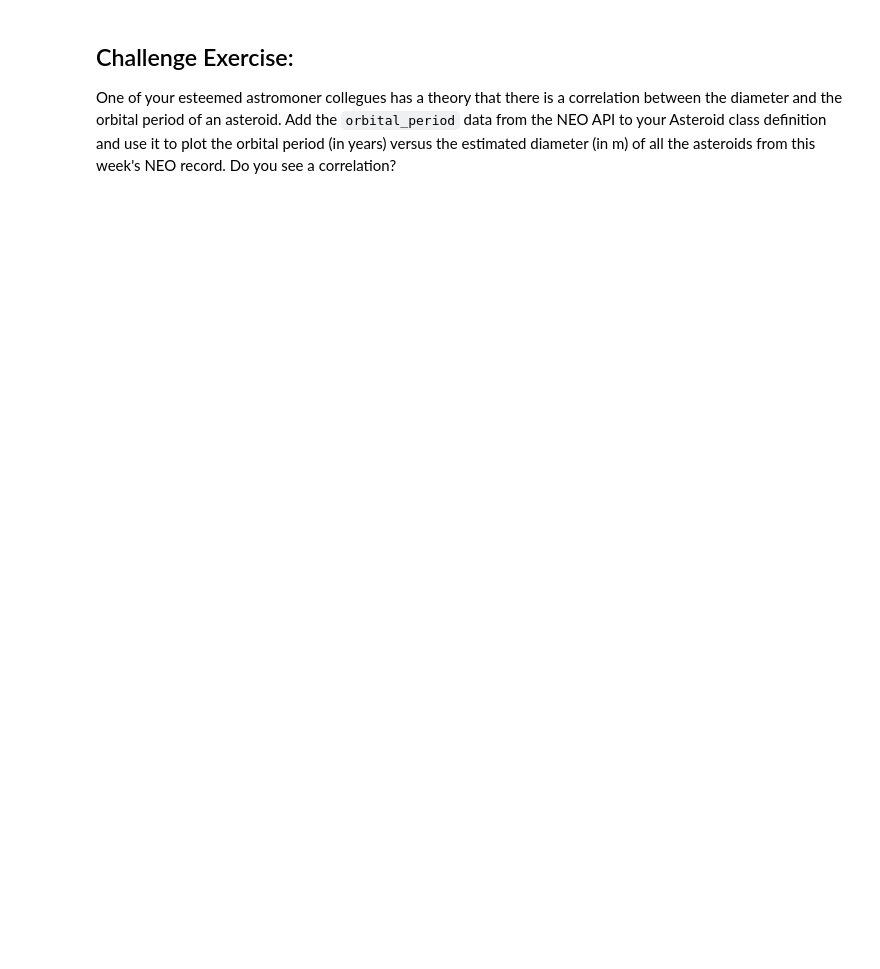
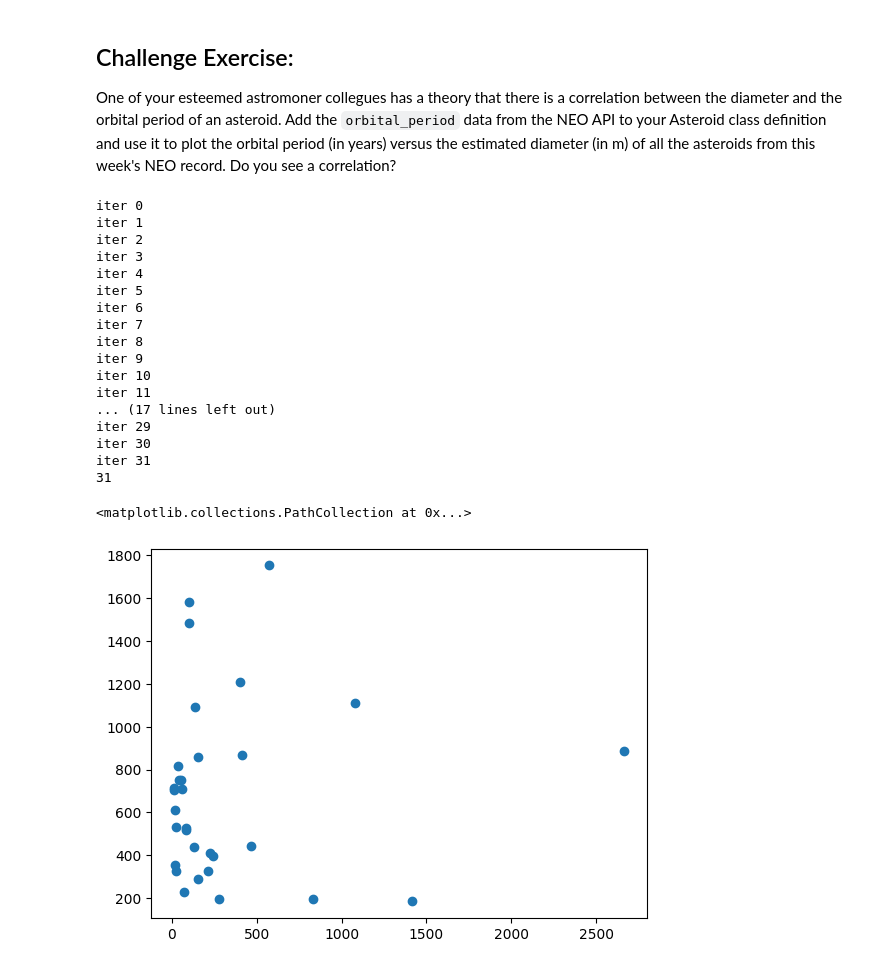
Before and after one commit to Hamilton-at-CapU/comp215, a Jupyter notebook: labs/lab03-classes.ipynb, the cells around one changed output. Saved outputs shown, nothing was run; the diff lists cells and outputs as text; code cells hidden in the pictures; blank space fills up the shorter version.

```diff
--- a/labs/lab03-classes.ipynb
+++ b/labs/lab03-classes.ipynb
@@ -108,0 +202,56 @@ One of your esteemed astromoner collegues has a theory that there is a correlati
+# %%
+# Ex. Challenge your code here
+from dataclasses import dataclass
+
+@dataclass
+class ChallengeAsteroid:
+    id: int
+    name: str
+    estimated_diameter: float
+    is_potentially_hazardous: bool
+    orbital_period: float
+
+    @classmethod
+    def from_NEO(cls, neo_id):
+        neo = get_neo(neo_id)
+
+        return cls(neo["id"], neo["name"], neo["estimated_diameter"]["meters"]["estimated_diameter_max"], neo["is_potentially_hazardous_asteroid"], neo["orbital_data"]["orbital_period"])
+
+challenge_asteroids = []
+
+i = 0
+for neo in neos:
+    print("iter", i)
+    # limit otherwise it takes too long to get all asteroids
+    if i > 30: break
+    i += 1
+
+    challenge_asteroids.append(ChallengeAsteroid.from_NEO(neo["id"]))
+
+print(len(challenge_asteroids))
+plt.scatter(
+    # x - estimated diameter
+    list(map(lambda ast: ast.estimated_diameter, challenge_asteroids)),
+    # y - orbital period
+    list(map(lambda ast: round(float(ast.orbital_period), 2), challenge_asteroids))
+)
+# %% [output]
+iter 0
+iter 1
+iter 2
+iter 3
+iter 4
+iter 5
+iter 6
+iter 7
+iter 8
+iter 9
+iter 10
+iter 11
+... (17 lines left out)
+iter 29
+iter 30
+iter 31
+31
+<matplotlib.collections.PathCollection at 0x...>
+[figure, added]
```
Also changed, not shown: parts of 8 cells of this notebook, 2 other files.
